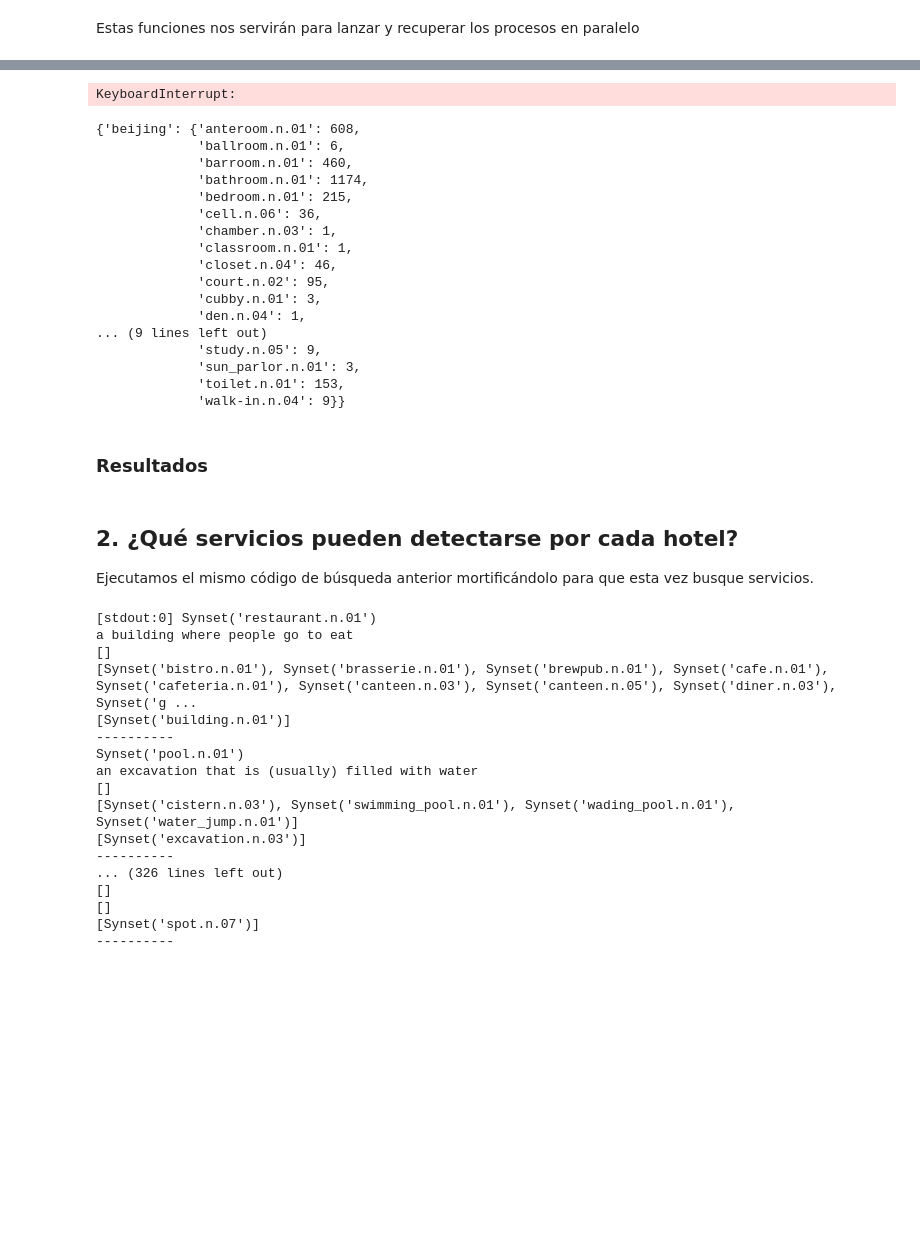
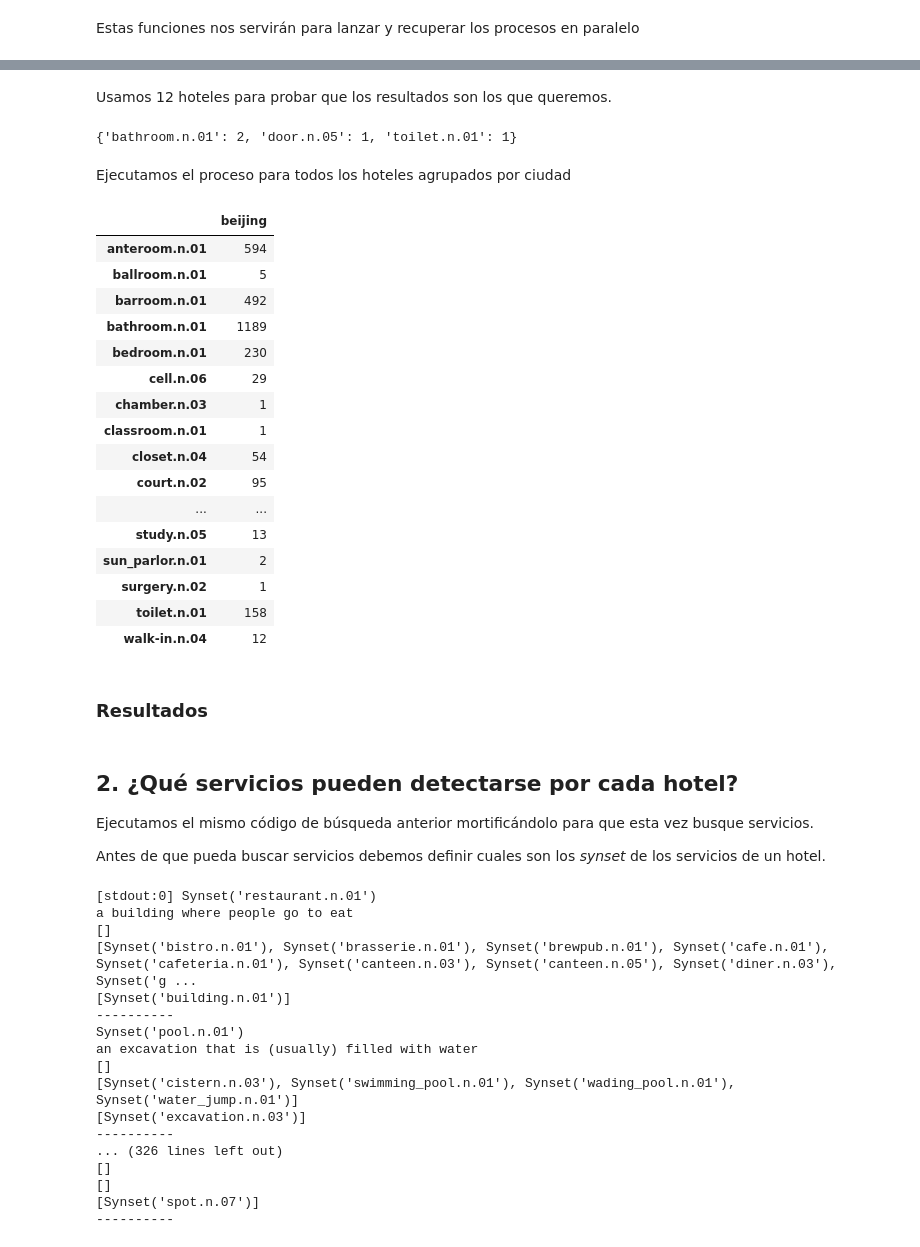
Before and after one commit to MiquelToni/p2-analisis-validaciones, a Jupyter notebook: u1-actividad-nlp.ipynb, the cells around one changed output, grey strips where cells are left out. Cells and saved outputs as stored; diff of their text form; code cells hidden in the pictures; blank space fills up the shorter version.

Commit message:
antes de poner graficos

```diff
--- a/u1-actividad-nlp.ipynb
+++ b/u1-actividad-nlp.ipynb
@@ -75,10 +76,10 @@ Como hay muchas reviews vamos a cargar el listado de reviews de cada hotel a dem
 # Dada una fila/row del dataframe hotels del apartado anterior, nos devuelve un dataframe con las reviews
 def getReviews(hotel):
   docId = hotel["doc_id"]
-  city = hotel["city"]
+  city = hotel["city"].replace(" ", "-")
   fileName = f"data/hotels/data/{city}/{docId}"
   try:
-    reviews = pd.read_csv(fileName, delimiter="\t", index_col=False, header=None, encoding="iso-8859-1", on_bad_lines='skip')
+    reviews = pd.read_csv(fileName, delimiter="\t", index_col=False, header=None, encoding="cp1252", on_bad_lines='skip')
     reviews.columns = ["date", "title", "review", "empty"]
 
     # la columna de date no la vamos a usar y la ultima columna, empty, es resultado de tener un tabulador
@@ -162,6 +199,7 @@ Estas funciones nos servirán para lanzar y recuperar los procesos en paralelo
 # %%
 import functools
 
+# reduce function
 def concatCounter(dict1, dict2):
   for key in dict1.keys():
     if key in dict2:
@@ -170,14 +208,14 @@ def concatCounter(dict1, dict2):
       dict2[key] = dict1[key]
   return dict2
 
-def parallelize_dataframe(df, func):
-  # df_split = np.array_split(df, os.cpu_count())
+def parallelize_dataframe(df, func, reduceFunc):
+  df_split = np.array_split(df, os.cpu_count())
   # get a view on the cluster
   view = rc.load_balanced_view()
   # submit the tasks
-  asyncresult = view.map_async(func, df)
+  asyncresult = view.map_async(func, df_split)
   # wait interactively for results
   asyncresult.wait_interactive()
   # retrieve actual results
-  result = functools.reduce(concatCounter,asyncresult.get())
+  result = functools.reduce(reduceFunc,asyncresult.get())
   return result
@@ -236,42 +280,50 @@ def findAllRoomMentions(hotels):
     for reviewIdx, review in reviews.iterrows():
       counter = processReview(counter, review)
   return counter
+# %% [markdown]
+Usamos 12 hoteles para probar que los resultados son los que queremos.
 # %%
 # test
-parallelize_dataframe(hotels[0:12], findAllRoomMentions)
+parallelize_dataframe(hotels[0:12], findAllRoomMentions, concatCounter)
 # %% [output]
-KeyboardInterrupt:
+{'bathroom.n.01': 2, 'door.n.05': 1, 'toilet.n.01': 1}
+# %% [markdown]
+Ejecutamos el proceso para todos los hoteles agrupados por ciudad
 # %%
 import pprint
 stats = {}
 
 for city in cities:
-  stats[city] =  parallelize_dataframe(hotels[hotels["city"] == city], findAllRoomMentions)
+  stats[city] =  parallelize_dataframe(hotels[hotels["city"] == city], findAllRoomMentions, concatCounter)
 
 pprint.pprint(stats)
-# %% [output]
-{'beijing': {'anteroom.n.01': 608,
-             'ballroom.n.01': 6,
-             'barroom.n.01': 460,
-             'bathroom.n.01': 1174,
-             'bedroom.n.01': 215,
-             'cell.n.06': 36,
-             'chamber.n.03': 1,
-             'classroom.n.01': 1,
-             'closet.n.04': 46,
-             'court.n.02': 95,
-             'cubby.n.01': 3,
-             'den.n.04': 1,
-... (9 lines left out)
-             'study.n.05': 9,
-             'sun_parlor.n.01': 3,
-             'toilet.n.01': 153,
-             'walk-in.n.04': 9}}
+# %%
+pd.DataFrame(stats)
+# %% [output]
+|  | beijing |
+| anteroom.n.01 | 594 |
+| ballroom.n.01 | 5 |
+| barroom.n.01 | 492 |
+| bathroom.n.01 | 1189 |
+| bedroom.n.01 | 230 |
+| cell.n.06 | 29 |
+| chamber.n.03 | 1 |
+| classroom.n.01 | 1 |
+| closet.n.04 | 54 |
+| court.n.02 | 95 |
+| ... | ... |
+| study.n.05 | 13 |
+| sun_parlor.n.01 | 2 |
+| surgery.n.02 | 1 |
+| toilet.n.01 | 158 |
+| walk-in.n.04 | 12 |
 # %% [markdown]
 ### Resultados
 # %% [markdown]
 ## 2. ¿Qué servicios pueden detectarse por cada hotel?
 Ejecutamos el mismo código de búsqueda anterior mortificándolo para que esta vez busque servicios.
+
+Antes de que pueda buscar servicios debemos definir cuales son los *synset* de los servicios de un hotel.
 # %%
 %%px --target 0
 # buscar las definiciones de "que es un servicio"
```
Also changed, not shown: parts of 19 cells of this notebook, 1 other file.
